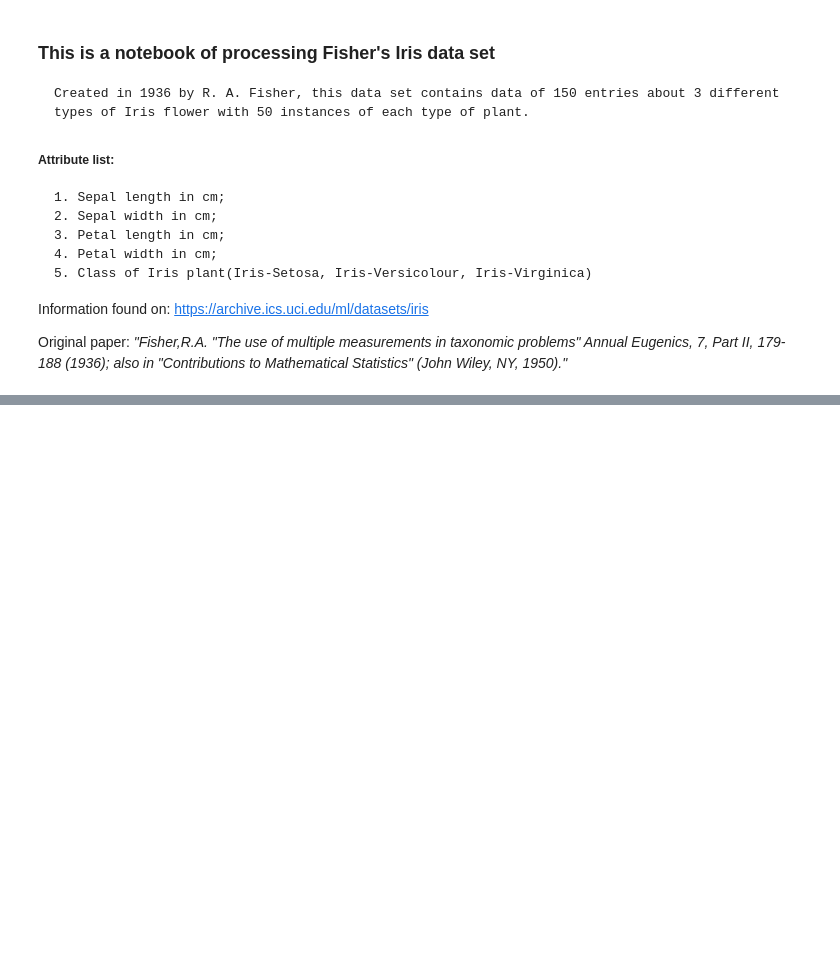
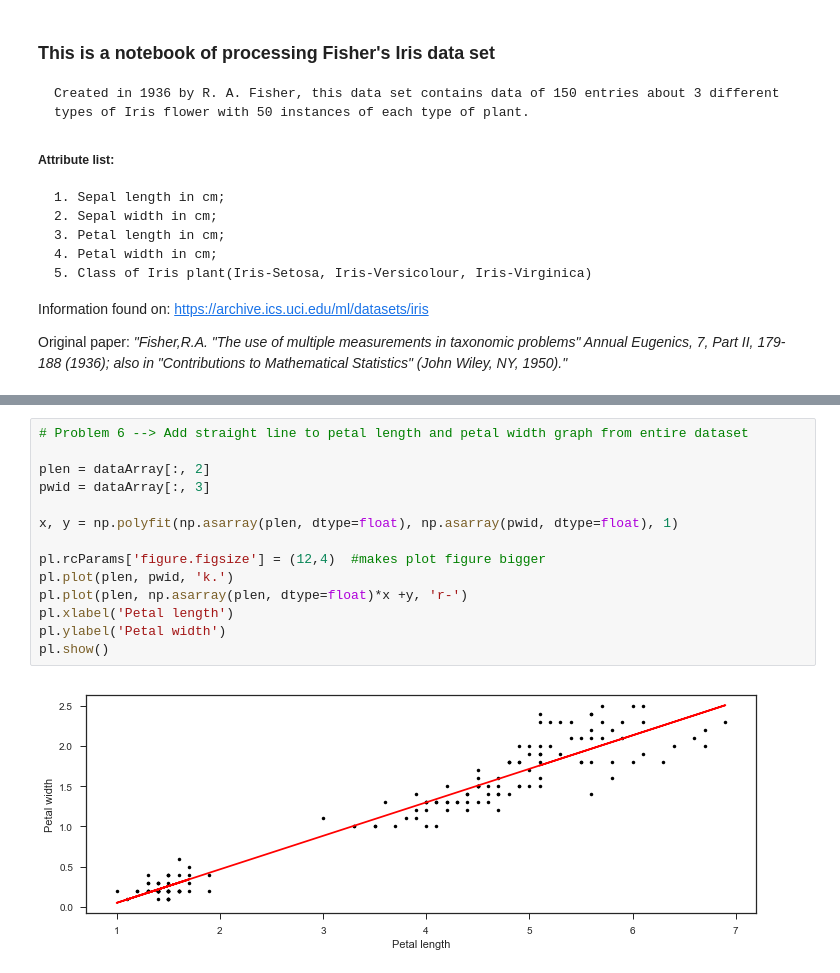
Before and after one commit to MindaugasVainauskas/jupyter-numpy-problems, a Jupyter notebook: Iris Data Set. Problem sheet 3.ipynb, the cells around one changed output, grey strips where cells are left out. Saved outputs shown, nothing was run; the diff lists cells and outputs as text; blank space fills up the shorter version.

Commit message:
Added problem 6 solution

```diff
--- a/Iris Data Set. Problem sheet 3.ipynb
+++ b/Iris Data Set. Problem sheet 3.ipynb
@@ -92,0 +104,16 @@ sb.pairplot(gr, hue ="species")
+# %%
+# Problem 6 --> Add straight line to petal length and petal width graph from entire dataset
+
+plen = dataArray[:, 2]
+pwid = dataArray[:, 3]
+
+x, y = np.polyfit(np.asarray(plen, dtype=float), np.asarray(pwid, dtype=float), 1)
+
+pl.rcParams['figure.figsize'] = (12,4)  #makes plot figure bigger
+pl.plot(plen, pwid, 'k.')
+pl.plot(plen, np.asarray(plen, dtype=float)*x +y, 'r-')
+pl.xlabel('Petal length')
+pl.ylabel('Petal width')
+pl.show()
+# %% [output]
+[figure, added]
```
Also changed, not shown: parts of 4 cells of this notebook.
